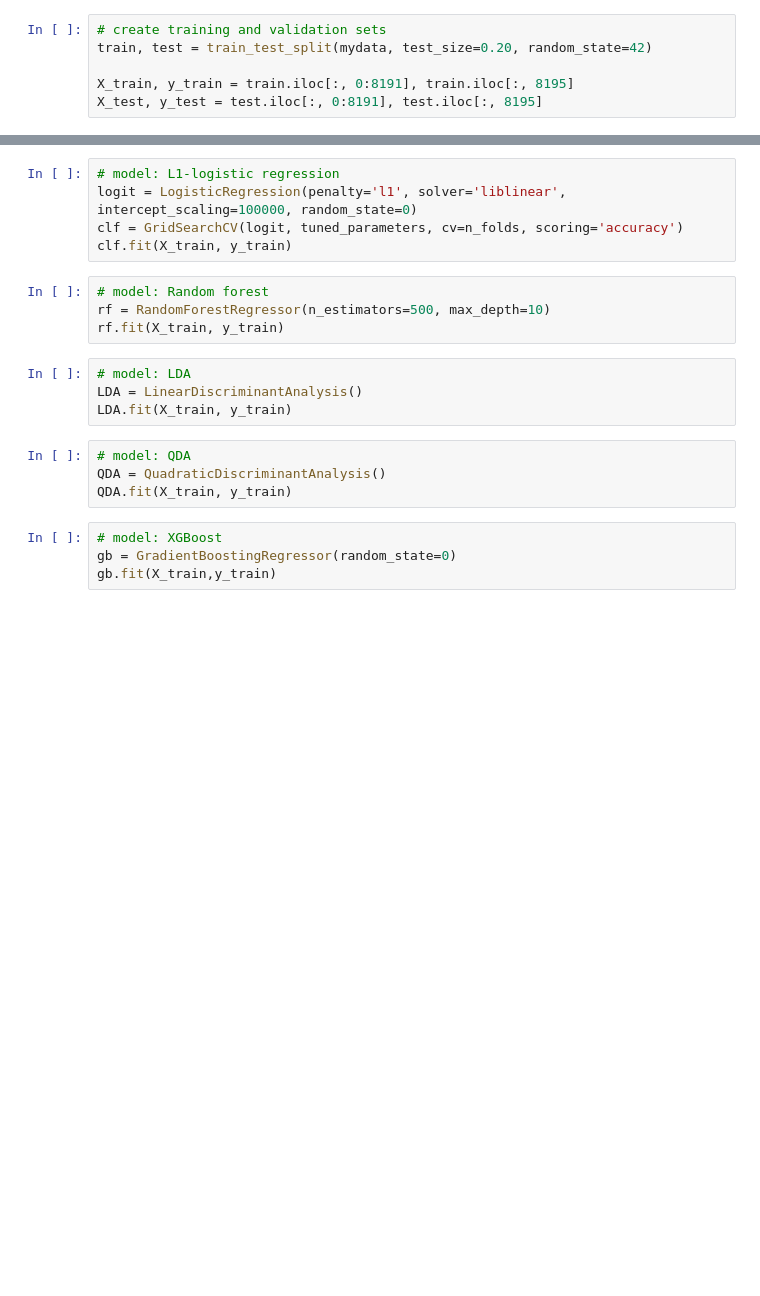
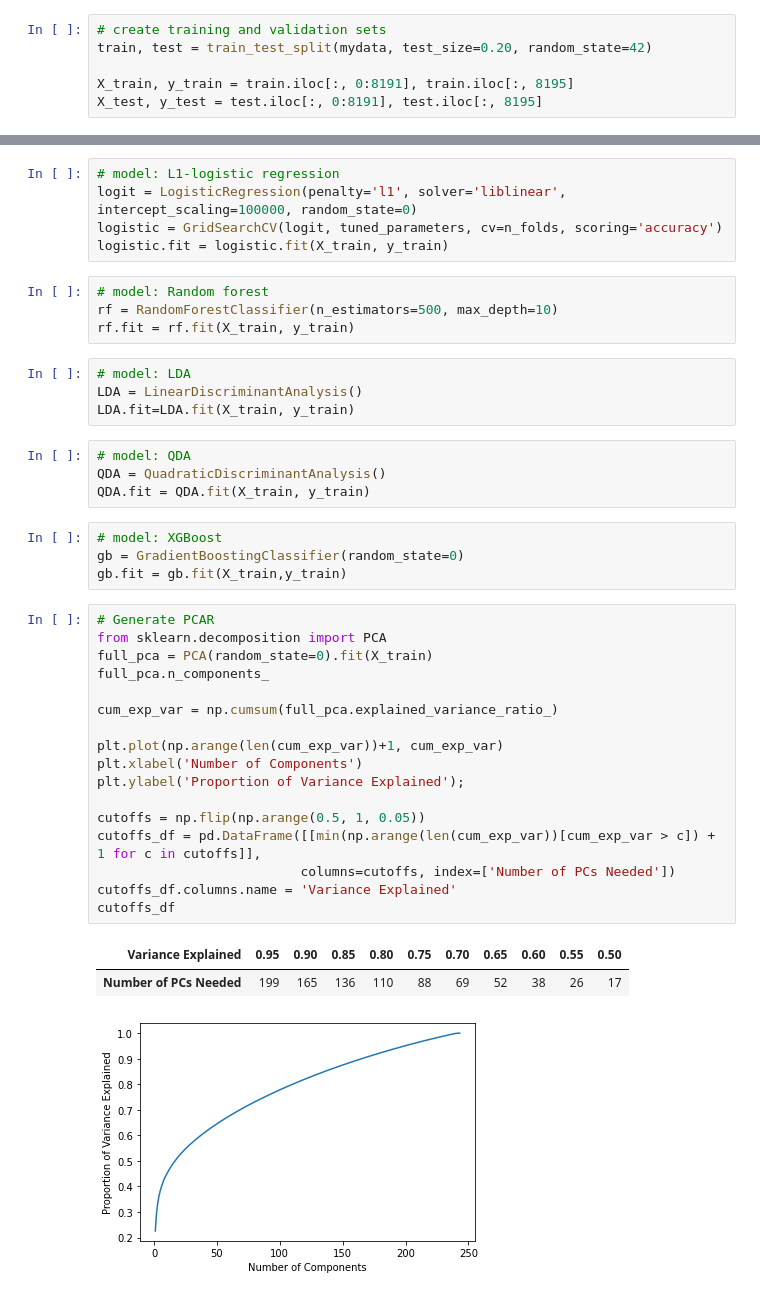
Before and after one commit to boyercb/bst263-final-project, a Jupyter notebook: bst263_final_project.ipynb, the cells around one changed output, grey strips where cells are left out. Cells and saved outputs as stored; diff of their text form; blank space fills up the shorter version.

```diff
--- a/bst263_final_project.ipynb
+++ b/bst263_final_project.ipynb
@@ -56,21 +60,42 @@ clf.fit(X_train, y_train)
 # %%
 # model: L1-logistic regression
 logit = LogisticRegression(penalty='l1', solver='liblinear', intercept_scaling=100000, random_state=0)
-clf = GridSearchCV(logit, tuned_parameters, cv=n_folds, scoring='accuracy')
-clf.fit(X_train, y_train)
+logistic = GridSearchCV(logit, tuned_parameters, cv=n_folds, scoring='accuracy')
+logistic.fit = logistic.fit(X_train, y_train)
 # %%
 # model: Random forest
-rf = RandomForestRegressor(n_estimators=500, max_depth=10)
-rf.fit(X_train, y_train)
+rf = RandomForestClassifier(n_estimators=500, max_depth=10)
+rf.fit = rf.fit(X_train, y_train)
 # %%
 # model: LDA
 LDA = LinearDiscriminantAnalysis()
-LDA.fit(X_train, y_train)
+LDA.fit=LDA.fit(X_train, y_train)
 # %%
 # model: QDA
 QDA = QuadraticDiscriminantAnalysis()
-QDA.fit(X_train, y_train)
+QDA.fit = QDA.fit(X_train, y_train)
 # %%
 # model: XGBoost
-gb = GradientBoostingRegressor(random_state=0)
-gb.fit(X_train,y_train)
+gb = GradientBoostingClassifier(random_state=0)
+gb.fit = gb.fit(X_train,y_train)
+# %%
+# Generate PCAR
+from sklearn.decomposition import PCA
+full_pca = PCA(random_state=0).fit(X_train)
+full_pca.n_components_
+
+cum_exp_var = np.cumsum(full_pca.explained_variance_ratio_)
+
+plt.plot(np.arange(len(cum_exp_var))+1, cum_exp_var)
+plt.xlabel('Number of Components')
+plt.ylabel('Proportion of Variance Explained');
+
+cutoffs = np.flip(np.arange(0.5, 1, 0.05))
+cutoffs_df = pd.DataFrame([[min(np.arange(len(cum_exp_var))[cum_exp_var > c]) + 1 for c in cutoffs]],
+                          columns=cutoffs, index=['Number of PCs Needed'])
+cutoffs_df.columns.name = 'Variance Explained'
+cutoffs_df
+# %% [output]
+| Variance Explained | 0.95 | 0.90 | 0.85 | 0.80 | 0.75 | 0.70 | 0.65 | 0.60 | 0.55 | 0.50 |
+| Number of PCs Needed | 199 | 165 | 136 | 110 | 88 | 69 | 52 | 38 | 26 | 17 |
+[figure, added]
```
Also changed, not shown: parts of 14 cells of this notebook.
